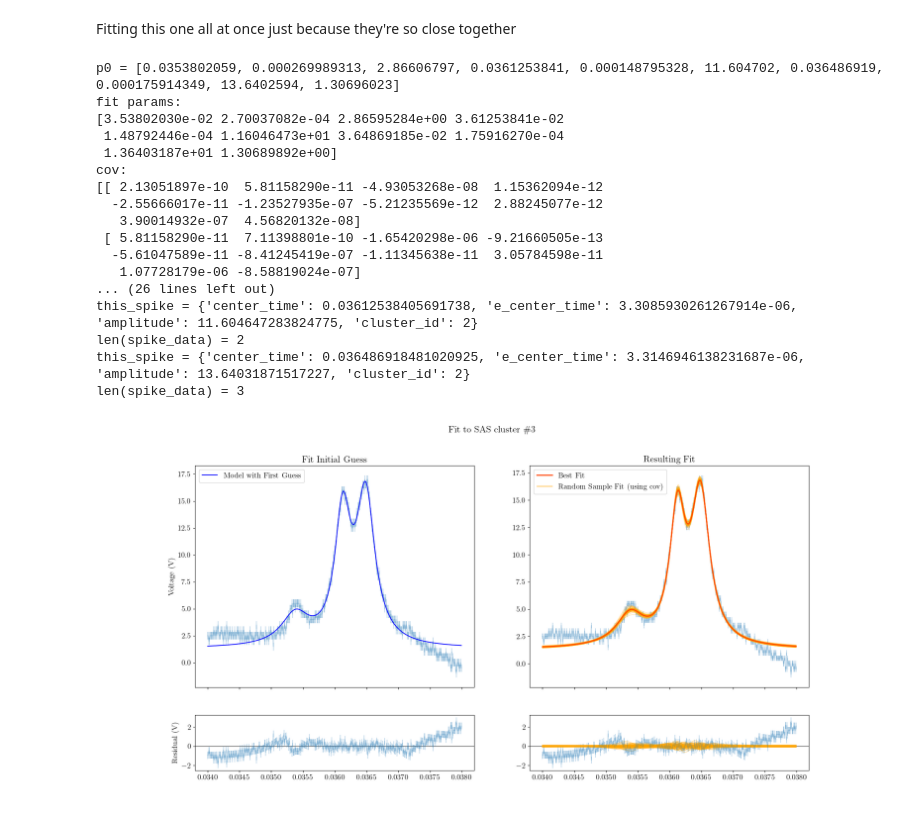
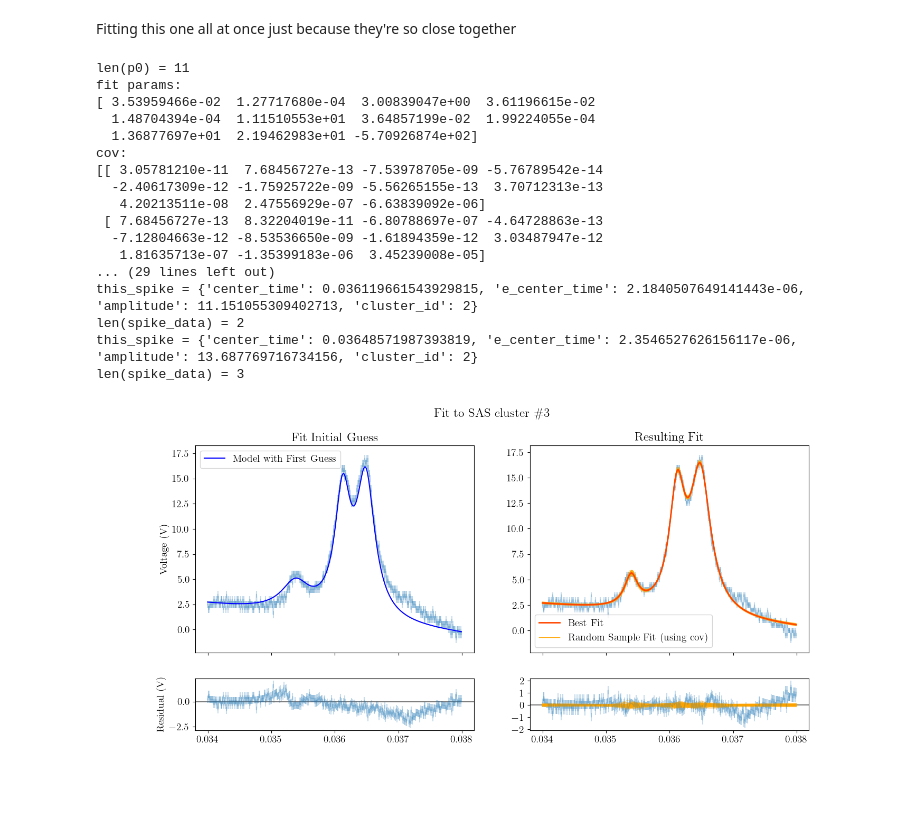
Before and after one commit to andres-luengo/alden-andres-max-most-dangerous-4450-trio, a Jupyter notebook: rb-spectroscopy/fit_no_mag.ipynb, the cells around one changed output. Saved outputs shown, nothing was run; the diff lists cells and outputs as text; code cells hidden in the pictures; blank space fills up the shorter version.

Commit message:
add slope to background to account for ends generally being a little off from each other

```diff
--- a/rb-spectroscopy/fit_no_mag.ipynb
+++ b/rb-spectroscopy/fit_no_mag.ipynb
@@ -22,7 +20,7 @@ len(sat.time), len(uns.time)
 uns_data_interp = np.interp(sat.time, uns.time, uns.signal)
 diff_signal = sat.signal - uns_data_interp
 # %%
-fig, (sig_ax, diff_ax) = plt.subplots(nrows=2, sharex=True, figsize=(8, 8))
+fig, (sig_ax, diff_ax) = plt.subplots(nrows=2, sharex=True, figsize=(10, 10))
 
 sig_ax.errorbar(sat.time, sat.signal, yerr=0.25, alpha=0.5)
 sig_ax.errorbar(uns.time, uns.signal, yerr=0.25, alpha=0.5)
@@ -37,15 +35,21 @@ diff_ax.axhline(0., color="gray")
 # %% [markdown]
 Fitting this one all at once just because they're so close together
 # %%
-def triple_lorentzian(x, x00, g0, a0, x01, g1, a1, x02, g2, a2, offset):
-    return Lorentzian(x, x00, g0, a0, 0.) + Lorentzian(x, x01, g1, a1, 0.) + Lorentzian(x, x02, g2, a2, 0.) + offset
+def triple_lorentzian(
+        x,
+        x00, g0, a0,
+        x01, g1, a1,
+        x02, g2, a2,
+        offset, offset_slope
+):
+    return Lorentzian(x, x00, g0, a0, 0.) + Lorentzian(x, x01, g1, a1, 0.) + Lorentzian(x, x02, g2, a2, 0.) + offset + x*offset_slope
 # %%
 x_low = .034
 x_high = .038
 cluster_n = 2
 
 # MAKE PLOTS
-fig, ((guess_data_ax, fit_data_ax), (guess_res_ax, fit_res_ax)) = plt.subplots(2, 2, sharex=True, height_ratios=[4, 1], figsize=(20, 10))
+fig, ((guess_data_ax, fit_data_ax), (guess_res_ax, fit_res_ax)) = plt.subplots(2, 2, sharex=True, height_ratios=[4, 1], figsize=(15, 7))
 
 # ESTABLISH INITIAL GUESSES
 spidx, = np.nonzero((x_low <= sat.time) & (sat.time < x_high)) # single peak indices
@@ -53,7 +57,7 @@ spidx, = np.nonzero((x_low <= sat.time) & (sat.time < x_high)) # single peak ind
 x = sat.time[spidx]
 y = diff_signal[spidx]
 
-baseline_guess = 2.5
+baseline_slope_guess = (y[-1] - y[0]) / (x[-1] - x[0])
 
 p0 = [
     3.53802059e-02,
@@ -68,17 +72,13 @@ p0 = [
     1.75914349e-04,
     1.36402594e+01,
 
-    1.30696023e+00
+    y[0] - baseline_slope_guess * x[0],
+    (y[-1] - y[0]) / (x[-1] - x[0])
 ]
-print(f"{p0 = }")
+print(f"{len(p0) = }")
 
 guess_data_ax.errorbar(x, y, yerr=np.sqrt(2)*0.25, alpha=0.25)
 guess_data_ax.plot(x, triple_lorentzian(x, *p0), zorder=10, color='blue', label='Model with First Guess')
-
-# guess_data_ax.axvline(p0[0], label='x0 guess', c='red', alpha=0.5)
-# guess_data_ax.plot([p0[0] - p0[1], p0[0] + p0[1]], [(p0[2] + p0[3])/2, (p0[2] + p0[3])/2], color='green', alpha=0.5, label='FWHM guess')
-# guess_data_ax.axhline(p0[2] + p0[3], label='amplitude guess', c='red', alpha=0.5)
-# guess_data_ax.axhline(p0[3], label='baseline guess', c='red', alpha=0.5)
 
 guess_data_ax.set_title('Fit Initial Guess')
 guess_data_ax.set_ylabel('Voltage (V)')
@@ -115,44 +115,44 @@ fit_res_ax.axhline(0., color='gray')
 fit_res_ax.errorbar(x, residuals, yerr=np.sqrt(2)*0.25, alpha=0.25)
 for fit_sample in random_fit_samples:
     fit_res_ax.plot(x, triple_lorentzian(x, *fit_sample) - triple_lorentzian(x, *fit_params), c='orange', alpha=0.3)
 
 fig.suptitle(f'Fit to SAS cluster \\#{cluster_n + 1}')
 
 for i in range(3):
     this_spike = {
         "center_time": fit_params[0 + i*3],
         "e_center_time": np.sqrt(np.diag(cov))[0 + i*3],
         "amplitude": fit_params[2 + i*3],
         "cluster_id": cluster_n
     }
 
     print(f"{this_spike = }")
 
     if this_spike not in spike_data:
         spike_data.append(this_spike)
     else:
         print('SPIKE NOT APPENDED, WE ALREADY GOT THIS ONE')
 
     print(f"{len(spike_data) = }")
 
 
 plt.locator_params(nbins=5)
 # %% [output]
-p0 = [0.0353802059, 0.000269989313, 2.86606797, 0.0361253841, 0.000148795328, 11.604702, 0.036486919, 0.000175914349, 13.6402594, 1.30696023]
+len(p0) = 11
 fit params:
-[3.53802030e-02 2.70037082e-04 2.86595284e+00 3.61253841e-02
- 1.48792446e-04 1.16046473e+01 3.64869185e-02 1.75916270e-04
- 1.36403187e+01 1.30689892e+00]
+[ 3.53959466e-02  1.27717680e-04  3.00839047e+00  3.61196615e-02
+  1.48704394e-04  1.11510553e+01  3.64857199e-02  1.99224055e-04
+  1.36877697e+01  2.19462983e+01 -5.70926874e+02]
 cov:
-[[ 2.13051897e-10  5.81158290e-11 -4.93053268e-08  1.15362094e-12
-  -2.55666017e-11 -1.23527935e-07 -5.21235569e-12  2.88245077e-12
-   3.90014932e-07  4.56820132e-08]
- [ 5.81158290e-11  7.11398801e-10 -1.65420298e-06 -9.21660505e-13
-  -5.61047589e-11 -8.41245419e-07 -1.11345638e-11  3.05784598e-11
-   1.07728179e-06 -8.58819024e-07]
-... (26 lines left out)
-this_spike = {'center_time': 0.03612538405691738, 'e_center_time': 3.3085930261267914e-06, 'amplitude': 11.604647283824775, 'cluster_id': 2}
+[[ 3.05781210e-11  7.68456727e-13 -7.53978705e-09 -5.76789542e-14
+  -2.40617309e-12 -1.75925722e-09 -5.56265155e-13  3.70712313e-13
+   4.20213511e-08  2.47556929e-07 -6.63839092e-06]
+ [ 7.68456727e-13  8.32204019e-11 -6.80788697e-07 -4.64728863e-13
+  -7.12804663e-12 -8.53536650e-09 -1.61894359e-12  3.03487947e-12
+   1.81635713e-07 -1.35399183e-06  3.45239008e-05]
+... (29 lines left out)
+this_spike = {'center_time': 0.036119661543929815, 'e_center_time': 2.1840507649141443e-06, 'amplitude': 11.151055309402713, 'cluster_id': 2}
 len(spike_data) = 2
-this_spike = {'center_time': 0.036486918481020925, 'e_center_time': 3.3146946138231687e-06, 'amplitude': 13.64031871517227, 'cluster_id': 2}
+this_spike = {'center_time': 0.03648571987393819, 'e_center_time': 2.3546527626156117e-06, 'amplitude': 13.687769716734156, 'cluster_id': 2}
 len(spike_data) = 3
-[figure, old version]
+[figure, new version]
```
Also changed, not shown: parts of 12 cells of this notebook, 1 other file.
